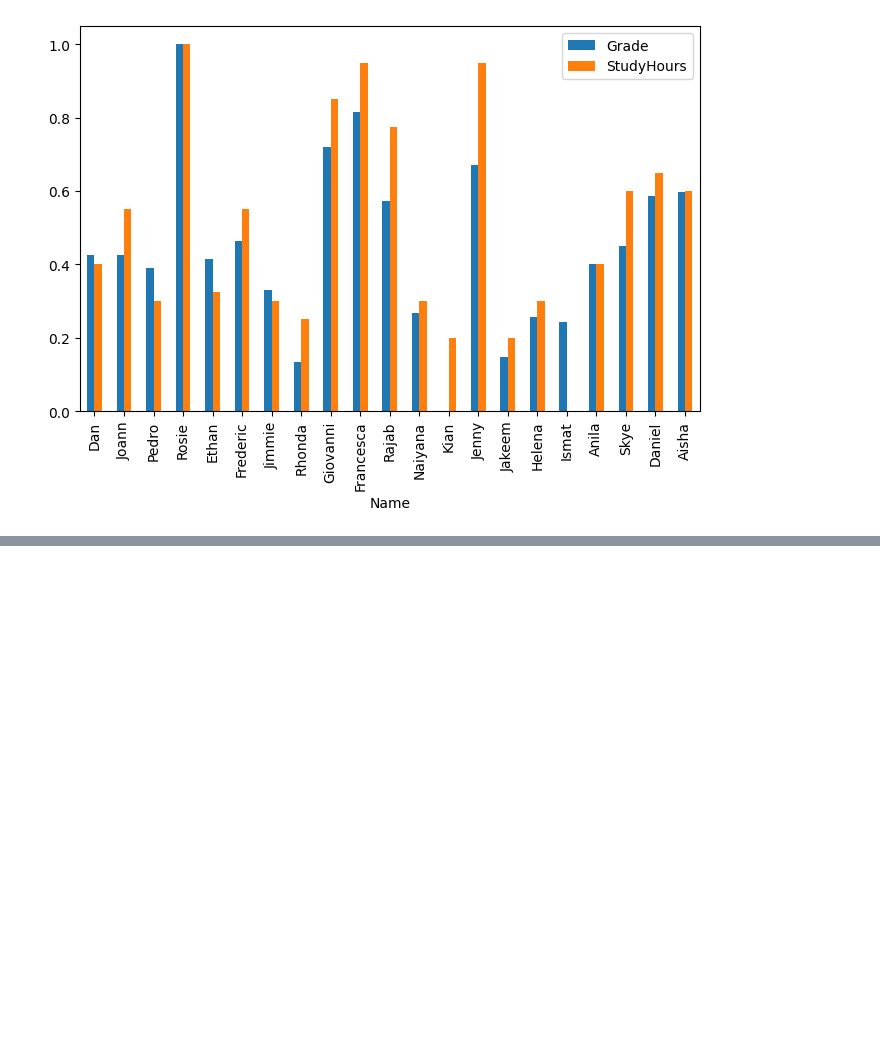
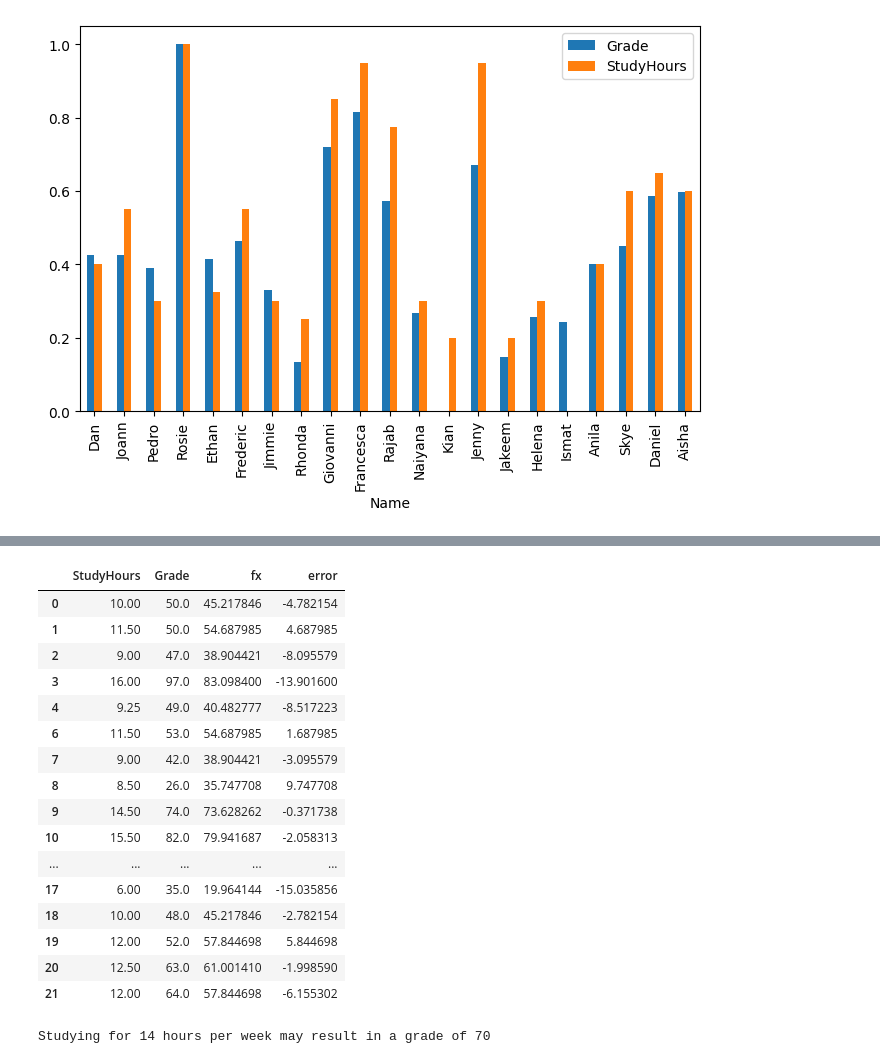
Before and after one commit to rtr-x8/python-tutrial, a Jupyter notebook: notebook/MS/C1/c1.ipynb, the cells around one changed output, grey strips where cells are left out. Saved outputs shown, nothing was run; the diff lists cells and outputs as text; code cells hidden in the pictures; blank space fills up the shorter version.

```diff
--- a/notebook/MS/C1/c1.ipynb
+++ b/notebook/MS/C1/c1.ipynb
@@ -771,0 +820,43 @@ df_normalized.plot(x='Name', y=['Grade','StudyHours'], kind='bar', figsize=(8,5)
+# %%
+# 誤差
+# Show the original x,y values, the f(x) value, and the error
+df_regression[['StudyHours', 'Grade', 'fx', 'error']]
+# %% [output]
+|  | StudyHours | Grade | fx | error |
+| 0 | 10.00 | 50.0 | 45.217846 | -4.782154 |
+| 1 | 11.50 | 50.0 | 54.687985 | 4.687985 |
+| 2 | 9.00 | 47.0 | 38.904421 | -8.095579 |
+| 3 | 16.00 | 97.0 | 83.098400 | -13.901600 |
+| 4 | 9.25 | 49.0 | 40.482777 | -8.517223 |
+| 6 | 11.50 | 53.0 | 54.687985 | 1.687985 |
+| 7 | 9.00 | 42.0 | 38.904421 | -3.095579 |
+| 8 | 8.50 | 26.0 | 35.747708 | 9.747708 |
+| 9 | 14.50 | 74.0 | 73.628262 | -0.371738 |
+| 10 | 15.50 | 82.0 | 79.941687 | -2.058313 |
+| ... | ... | ... | ... | ... |
+| 17 | 6.00 | 35.0 | 19.964144 | -15.035856 |
+| 18 | 10.00 | 48.0 | 45.217846 | -2.782154 |
+| 19 | 12.00 | 52.0 | 57.844698 | 5.844698 |
+| 20 | 12.50 | 63.0 | 61.001410 | -1.998590 |
+| 21 | 12.00 | 64.0 | 57.844698 | -6.155302 |
+# %%
+# 回帰直線に当てはめ、勉強時間から獲得できる点数を推定する
+def f(x):
+    m = 6.3134
+    b = -17.9164
+    return m*x + b
+
+
+study_time = 14
+
+# Get f(x) for study time
+prediction = f(study_time)
+
+# Grade can't be less than 0 or more than 100
+expected_grade = max(0, min(100, prediction))
+
+# Print the estimated grade
+print('Studying for {} hours per week may result in a grade of {:.0f}'.format(
+    study_time, expected_grade))
+# %% [output]
+Studying for 14 hours per week may result in a grade of 70
```
Also changed, not shown: parts of 3 cells of this notebook, 2 other files.
